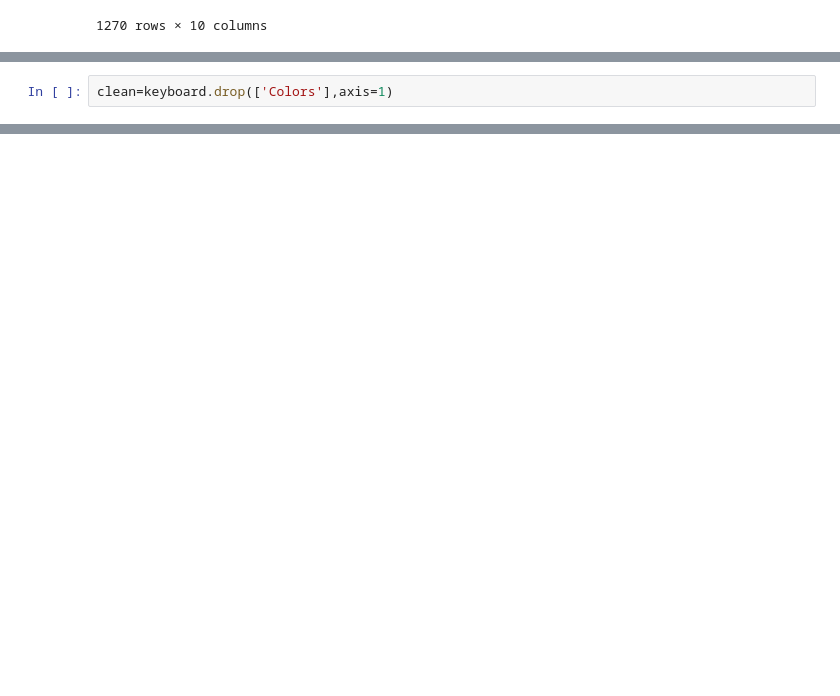
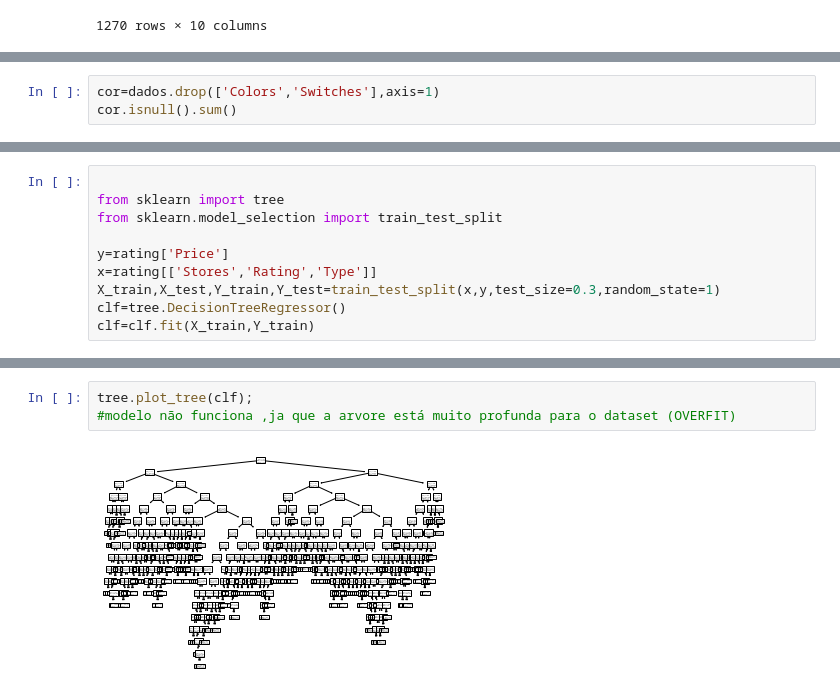
Before and after one commit to Capronii/Projeto2, a Jupyter notebook: Projeto.ipynb, the cells around one changed output, grey strips where cells are left out. Drawn from its saved outputs; the diff is of its cells as text; blank space fills up the shorter version.

```diff
--- a/Projeto.ipynb
+++ b/Projeto.ipynb
@@ -37,2 +37,3 @@ ValueError: The truth value of a Series is ambiguous. Use a.empty, a.bool(), a.i
 # %%
-clean=keyboard.drop(['Colors'],axis=1)
+cor=dados.drop(['Colors','Switches'],axis=1)
+cor.isnull().sum()
@@ -59,0 +146,10 @@ cleann=clean_snan.loc[switch,:]
+# %%
+
+from sklearn import tree
+from sklearn.model_selection import train_test_split
+
+y=rating['Price']
+x=rating[['Stores','Rating','Type']]
+X_train,X_test,Y_train,Y_test=train_test_split(x,y,test_size=0.3,random_state=1)
+clf=tree.DecisionTreeRegressor()
+clf=clf.fit(X_train,Y_train)
@@ -59,0 +162,5 @@ cleann=clean_snan.loc[switch,:]
+# %%
+tree.plot_tree(clf);
+#modelo não funciona ,ja que a arvore está muito profunda para o dataset (OVERFIT)
+# %% [output]
+[figure, added]
```
Also changed, not shown: parts of 20 cells of this notebook.
